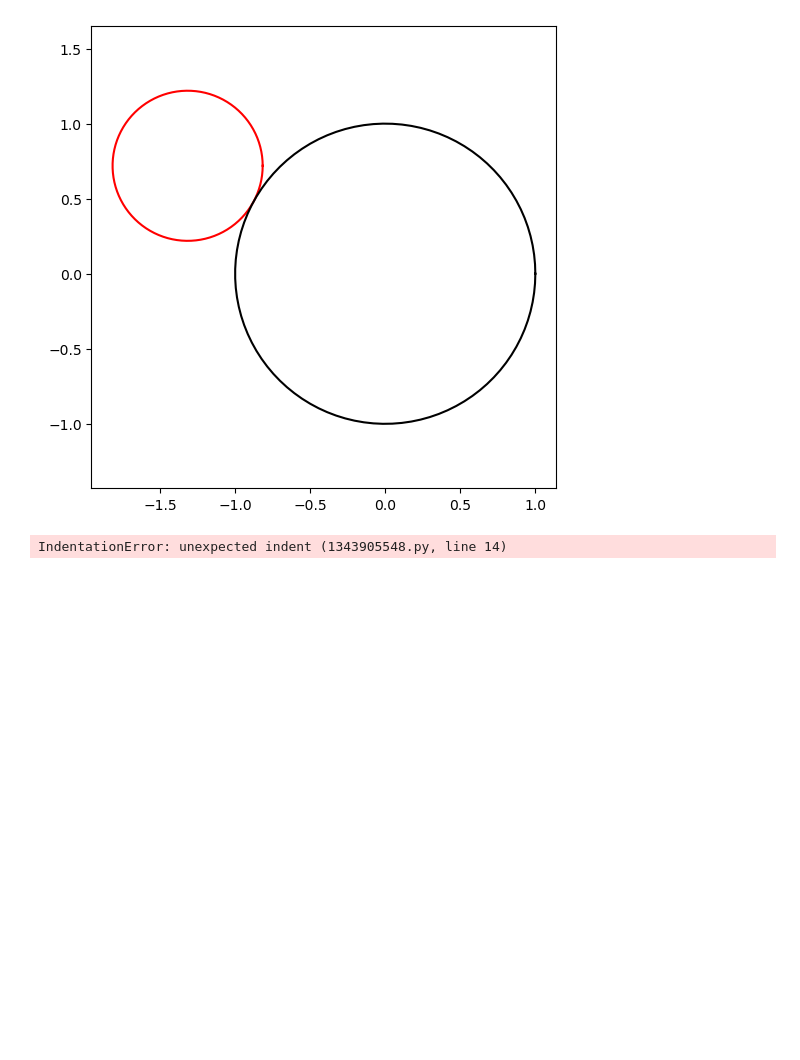
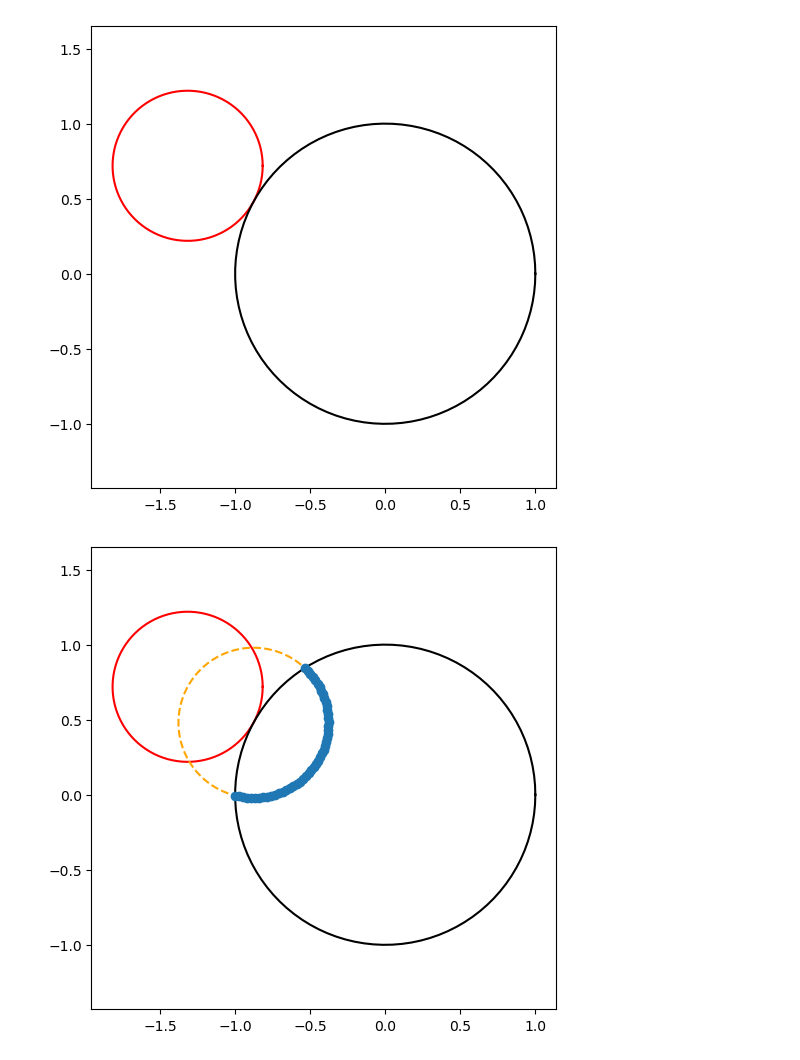
Before and after one commit to alessandroale12/Globo-Cubo, a Jupyter notebook: main_interaction.ipynb, the cells around one changed output. Cells and saved outputs as stored; diff of their text form; code cells hidden in the pictures; blank space fills up the shorter version.

Commit message:
Interaction works. Need to fix number of points of the final figure. Optimization breaks

```diff
--- a/main_interaction.ipynb
+++ b/main_interaction.ipynb
@@ -67,34 +67,35 @@ plt.show()
 # %%
 # Simulation of the interaction of a single sphere.
 import math
 
 #Advancement s of the conference will be a fraction of the diameter of the external circle
+#For now we will assume that all the circles moves of the same quantity s
 s = 0.5 * (2*r_ext)
 
-# d_new = r_main  - s
+N_points_span = 50
 
 o1o3 = r_main + r_ext - s
 
-angle_aperture = np.arccos( (r_main**2 - r_ext**2 - o1o3**2)/ (2 * r_ext * o1o3) )
+angle_aperture = np.arccos( (r_ext**2 + o1o3**2 - r_main**2)/ (2 * r_ext * o1o3) )
 
 # theta_span   = np.linspace( angle_ext_c - angle_aperture   , angle_ext_c + angle_aperture , 10)
-theta_span   = np.linspace(  angle_ext_c - angle_aperture   , angle_ext_c + angle_aperture , 10)
+theta_span   = np.linspace(  angle_ext_c - angle_aperture  + np.pi  , angle_ext_c + angle_aperture + np.pi , N_points_span)
 
 x_new_c = x_ext_c - s*np.cos(angle_ext_c)
 y_new_c = y_ext_c - s*np.sin(angle_ext_c)
 
 x_new  = x_new_c +  r_ext*  np.cos(theta_main)
 y_new  = y_new_c +  r_ext*  np.sin(theta_main)
 
 x_inner = x_new_c + r_ext*  np.cos(theta_span)
 y_inner = y_new_c + r_ext*  np.sin(theta_span)
 
 plt.figure(figsize=(6,6))
 plt.plot(x_ext, y_ext , color='red')
 plt.plot(x_main,y_main, color='black')
 plt.plot(x_new,y_new, linestyle='--',  color='orange')
 plt.plot(x_inner,y_inner,'o')
 plt.axis('equal')
 plt.show()
 # %% [output]
-IndentationError: unexpected indent (1343905548.py, line 14)
+[figure, added]
```
Also changed, not shown: parts of 3 cells of this notebook, 3 other files.
